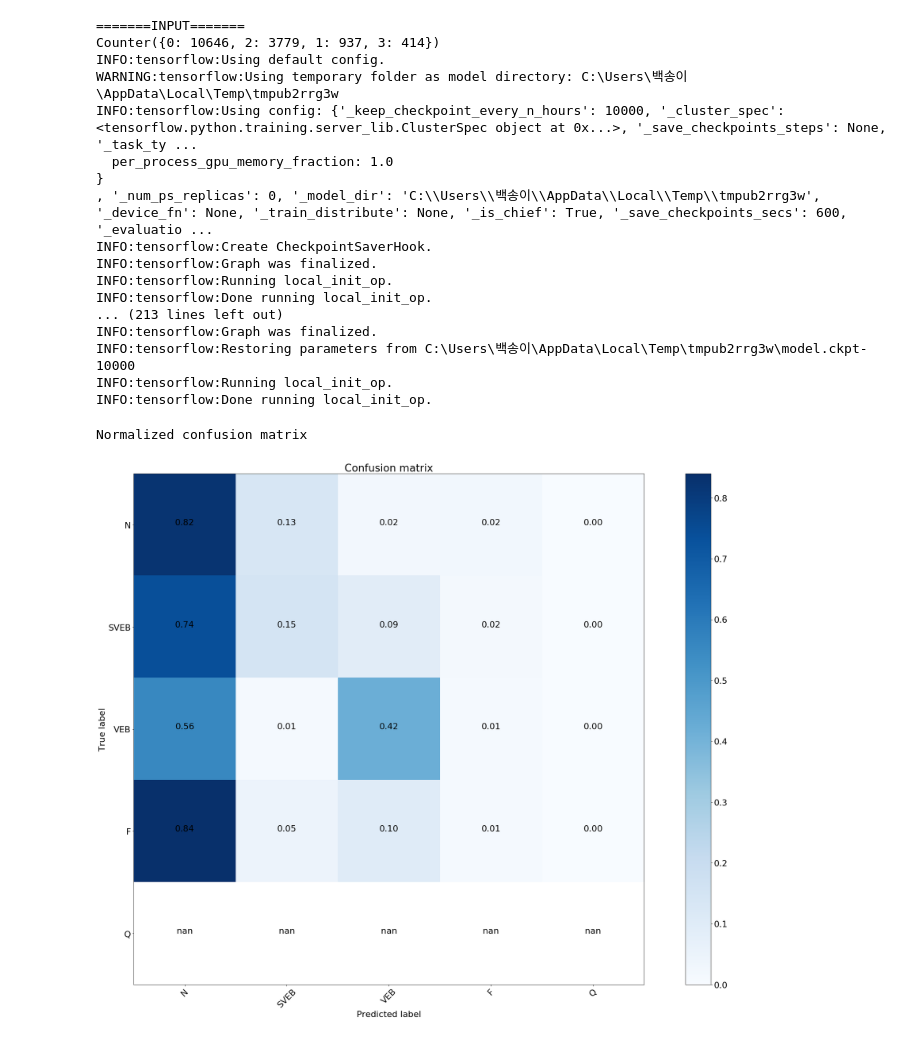
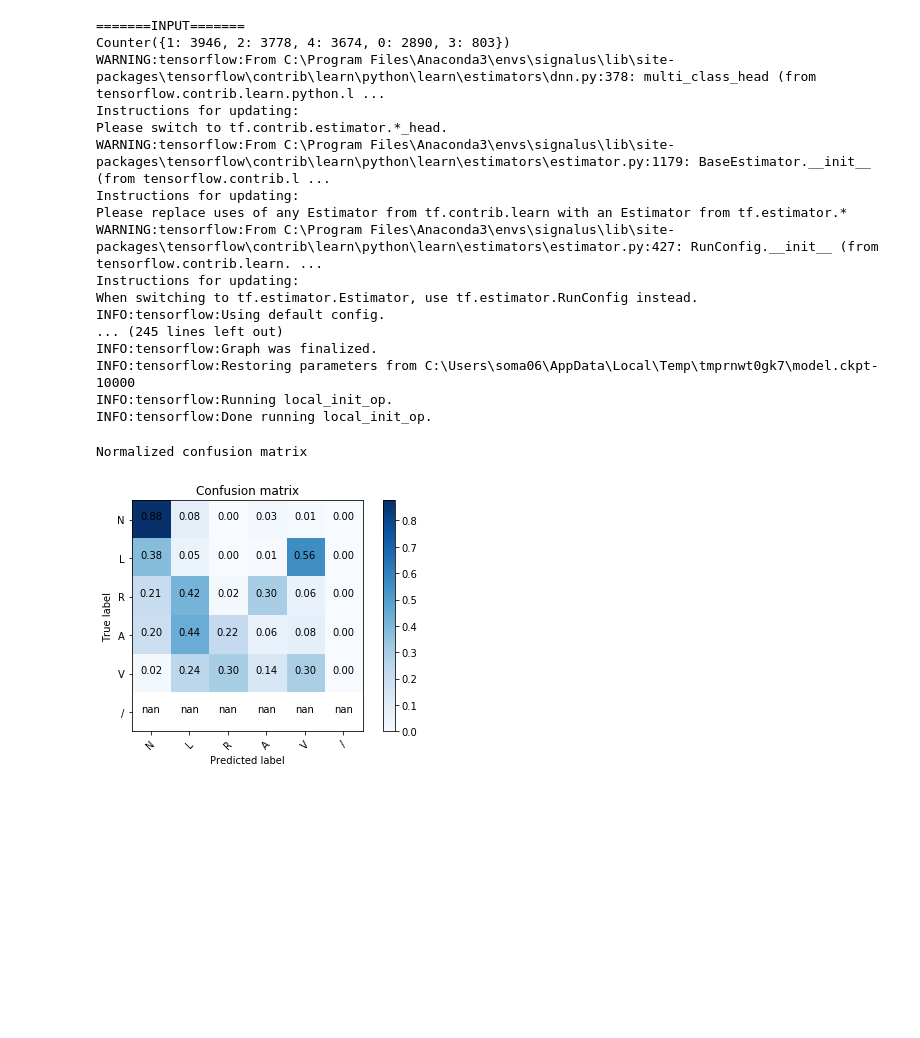
Before and after one commit to TaeJoongYoon/ECG_Classification, a Jupyter notebook: classification.ipynb, the cells around one changed output. Cells and saved outputs as stored; diff of their text form; code cells hidden in the pictures; blank space fills up the shorter version.

Commit message:
Minimize Arrhythmia Type & TBD: sklearn.train_test_split

```diff
--- a/classification.ipynb
+++ b/classification.ipynb
@@ -107,25 +107,16 @@ dataset = 'mit_db/'
 output_path = 'trainedDataSet/'
 weight_imbalanced = True
 all_class_names = ['N', 'L', 'R', 'e', 'j', 'A', 'a', 'J', 'S', 'V', 'E', 'F', 'P', '/', 'f', 'u']
-class_names= ['N', 'SVEB', 'VEB', 'F', 'Q']
-"""
-Arrhythmia Type List
-
-N = 'N', 'L', 'R', 'e', 'j'
-SVEB = 'A', 'a', 'J', 'S'
-VEB = 'V', 'E'
-F = 'F'
-Q = 'P', '/', 'f', 'u'
-"""
+class_names= ['N', 'L', 'R', 'A', 'V', '/']
 
 
-# 0 Load Data
+# Load Data
 train_data, train_labels, eval_data, eval_labels = load_data(output_path, window_size, compute_RR_interval_feature)
 
-# 1 Preprocess data. Normalize. if RR interval, last 4 features are pre, post, local and global RR
+# Preprocess data. Normalize. if RR interval, last 4 features are pre, post, local and global RR
 train_data, eval_data =  normalize_data(train_data, eval_data)
 
-# 2 Create my own model
+# Create my own model
 LEARNING_RATE = 0.001 # Learning rate for the model
 num_classes = len(class_names) # Output Classes
 weights = np.random.randn(len(train_labels)) / sqrt(len(train_labels) / 2) # He’s initialization
@@ -143,43 +134,43 @@ classifier = tf.contrib.learn.DNNClassifier(feature_columns=feature_columns,
                                         hidden_units=layers, # TODO
                                         n_classes=num_classes)
                                         # optimizer is one of 'Adagrad', 'Adam', 'Ftrl', 'RMSProp', 'SGD'
 
 # Fit model.
 classifier.fit(input_fn=get_train_inputs, steps=steps) # TODO
 
 # Evaluate accuracy.
 accuracy_score = classifier.evaluate(input_fn=get_test_inputs, steps=1)["accuracy"]
 print("\nTest Accuracy: {0:f}\n".format(accuracy_score))
 
 predictions = classifier.predict(input_fn=get_eval_data, as_iterable=False)
 
 # Compute the matrix confussion
 confusion_matrix = np.zeros((num_classes,num_classes), dtype='int')
 
 for p in range(0, len(predictions)):
     confusion_matrix[predictions[p]][eval_labels[p]] = confusion_matrix[predictions[p]][eval_labels[p]] + 1
 
 plt.figure()
 plot_confusion_matrix(confusion_matrix, classes=class_names, normalize=True,
                     title='Confusion matrix')
 plt.show()
 # %% [output]
 =======INPUT=======
-Counter({0: 10646, 2: 3779, 1: 937, 3: 414})
+Counter({1: 3946, 2: 3778, 4: 3674, 0: 2890, 3: 803})
+WARNING:tensorflow:From C:\Program Files\Anaconda3\envs\signalus\lib\site-packages\tensorflow\contrib\learn\python\learn\estimators\dnn.py:378: multi_class_head (from tensorflow.contrib.learn.python.l ...
+Instructions for updating:
+Please switch to tf.contrib.estimator.*_head.
+WARNING:tensorflow:From C:\Program Files\Anaconda3\envs\signalus\lib\site-packages\tensorflow\contrib\learn\python\learn\estimators\estimator.py:1179: BaseEstimator.__init__ (from tensorflow.contrib.l ...
+Instructions for updating:
+Please replace uses of any Estimator from tf.contrib.learn with an Estimator from tf.estimator.*
+WARNING:tensorflow:From C:\Program Files\Anaconda3\envs\signalus\lib\site-packages\tensorflow\contrib\learn\python\learn\estimators\estimator.py:427: RunConfig.__init__ (from tensorflow.contrib.learn. ...
+Instructions for updating:
+When switching to tf.estimator.Estimator, use tf.estimator.RunConfig instead.
 INFO:tensorflow:Using default config.
-WARNING:tensorflow:Using temporary folder as model directory: C:\Users\백송이\AppData\Local\Temp\tmpub2rrg3w
-INFO:tensorflow:Using config: {'_keep_checkpoint_every_n_hours': 10000, '_cluster_spec': <tensorflow.python.training.server_lib.ClusterSpec object at 0x...>, '_save_checkpoints_steps': None, '_task_ty ...
-  per_process_gpu_memory_fraction: 1.0
-}
-, '_num_ps_replicas': 0, '_model_dir': 'C:\\Users\\백송이\\AppData\\Local\\Temp\\tmpub2rrg3w', '_device_fn': None, '_train_distribute': None, '_is_chief': True, '_save_checkpoints_secs': 600, '_evaluatio ...
-INFO:tensorflow:Create CheckpointSaverHook.
+... (245 lines left out)
 INFO:tensorflow:Graph was finalized.
+INFO:tensorflow:Restoring parameters from C:\Users\soma06\AppData\Local\Temp\tmprnwt0gk7\model.ckpt-10000
 INFO:tensorflow:Running local_init_op.
 INFO:tensorflow:Done running local_init_op.
-... (213 lines left out)
-INFO:tensorflow:Graph was finalized.
-INFO:tensorflow:Restoring parameters from C:\Users\백송이\AppData\Local\Temp\tmpub2rrg3w\model.ckpt-10000
-INFO:tensorflow:Running local_init_op.
-INFO:tensorflow:Done running local_init_op.
 Normalized confusion matrix
-[figure, old version]
+[figure, new version]
```
Also changed, not shown: 1 other file.
